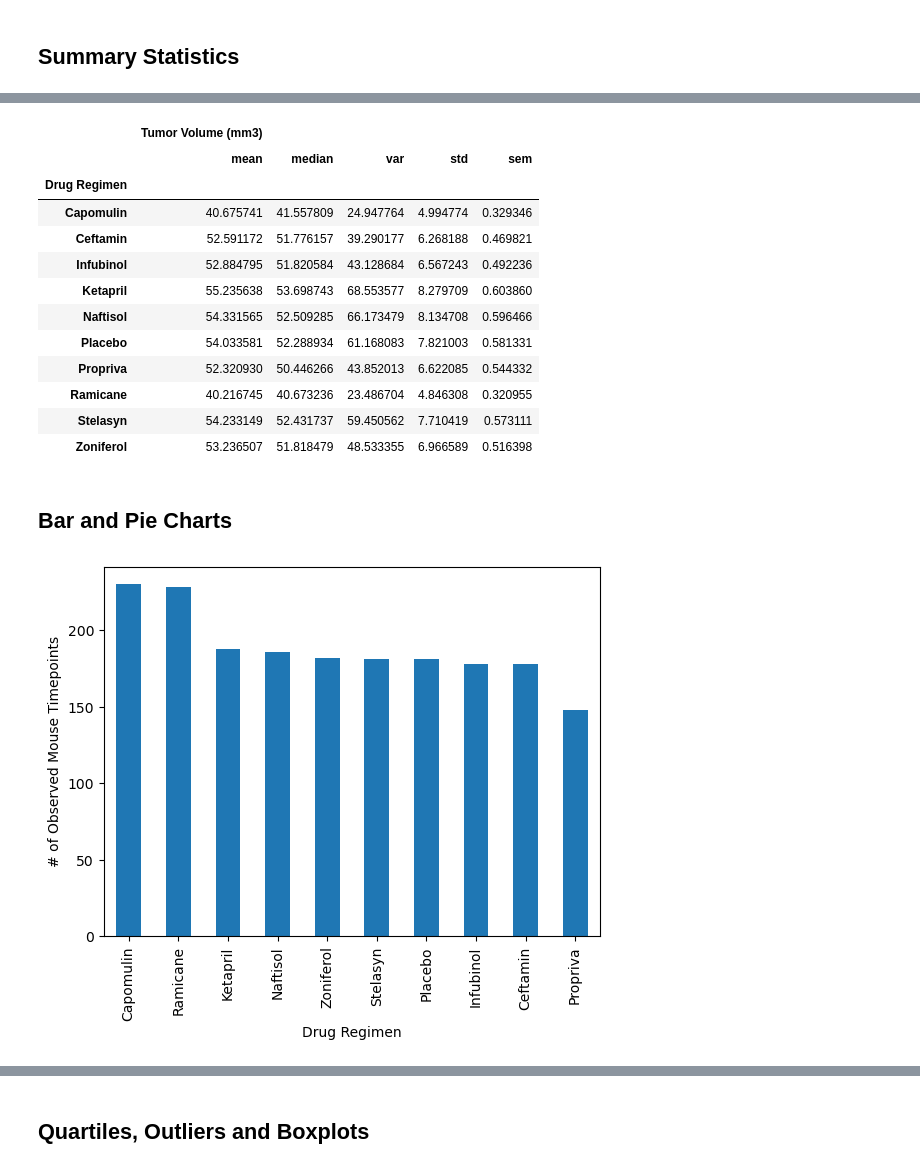
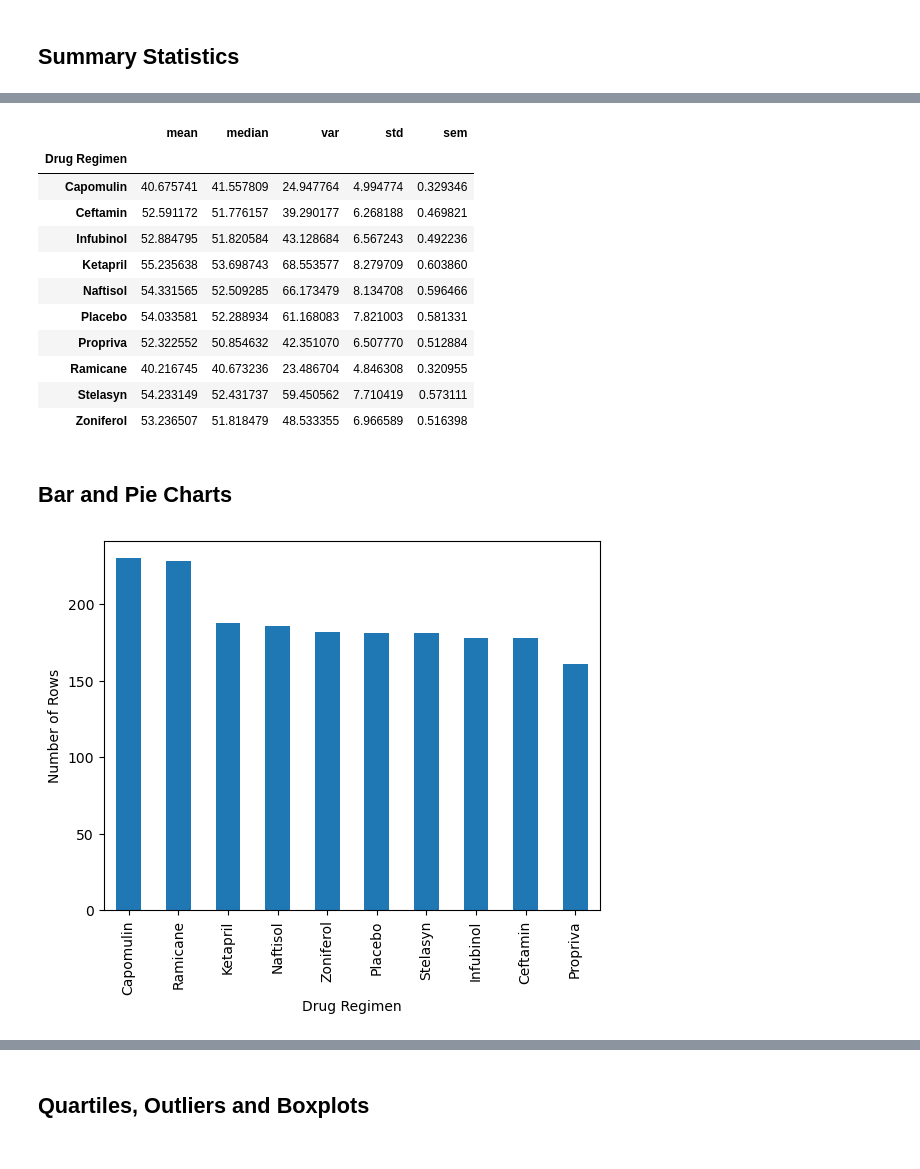
Before and after one commit to AlexFeeney/AdelUni_Challenge5_PythonCharts, a Jupyter notebook: pymaceuticals_starter.ipynb, the cells around one changed output, grey strips where cells are left out. Saved outputs shown, nothing was run; the diff lists cells and outputs as text; code cells hidden in the pictures.

```diff
--- a/pymaceuticals_starter.ipynb
+++ b/pymaceuticals_starter.ipynb
@@ -94,10 +89,10 @@ array(['g989'], dtype=object)
 # %%
 # A more advanced method to generate a summary statistics table of mean, median, variance, standard deviation,
 # and SEM of the tumor volume for each regimen (only one method is required in the solution)
-
+summary_stats = merged_df.groupby('Drug Regimen')['Tumor Volume (mm3)'].agg(['mean', 'median', 'var', 'std', 'sem']).rename(columns={'mean': 'mean', 'median': 'median', 'var': 'var', 'std': 'std', 'sem': 'sem'})
 # Using the aggregation method, produce the same summary statistics in a single line
+summary_stats
 # %% [output]
-|  | Tumor Volume (mm3) |  |  |  |  |
 |  | mean | median | var | std | sem |
 | Drug Regimen |  |  |  |  |  |
 | Capomulin | 40.675741 | 41.557809 | 24.947764 | 4.994774 | 0.329346 |
@@ -106,7 +101,7 @@ array(['g989'], dtype=object)
 | Ketapril | 55.235638 | 53.698743 | 68.553577 | 8.279709 | 0.603860 |
 | Naftisol | 54.331565 | 52.509285 | 66.173479 | 8.134708 | 0.596466 |
 | Placebo | 54.033581 | 52.288934 | 61.168083 | 7.821003 | 0.581331 |
-| Propriva | 52.320930 | 50.446266 | 43.852013 | 6.622085 | 0.544332 |
+| Propriva | 52.322552 | 50.854632 | 42.351070 | 6.507770 | 0.512884 |
 | Ramicane | 40.216745 | 40.673236 | 23.486704 | 4.846308 | 0.320955 |
 | Stelasyn | 54.233149 | 52.431737 | 59.450562 | 7.710419 | 0.573111 |
 | Zoniferol | 53.236507 | 51.818479 | 48.533355 | 6.966589 | 0.516398 |
@@ -114,5 +109,13 @@ array(['g989'], dtype=object)
 ## Bar and Pie Charts
 # %%
 # Generate a bar plot showing the total number of rows (Mouse ID/Timepoints) for each drug regimen using Pandas.
+counts = merged_df['Drug Regimen'].value_counts()
+# Plot the bar plot
+counts.plot(kind='bar')
+# Set the  labels
+plt.xlabel('Drug Regimen')
+plt.ylabel('Number of Rows')
+# Show the plot
+plt.show()
 # %% [output]
-[figure, old version]
+[figure, new version]
```
Also changed, not shown: parts of 21 cells of this notebook.
